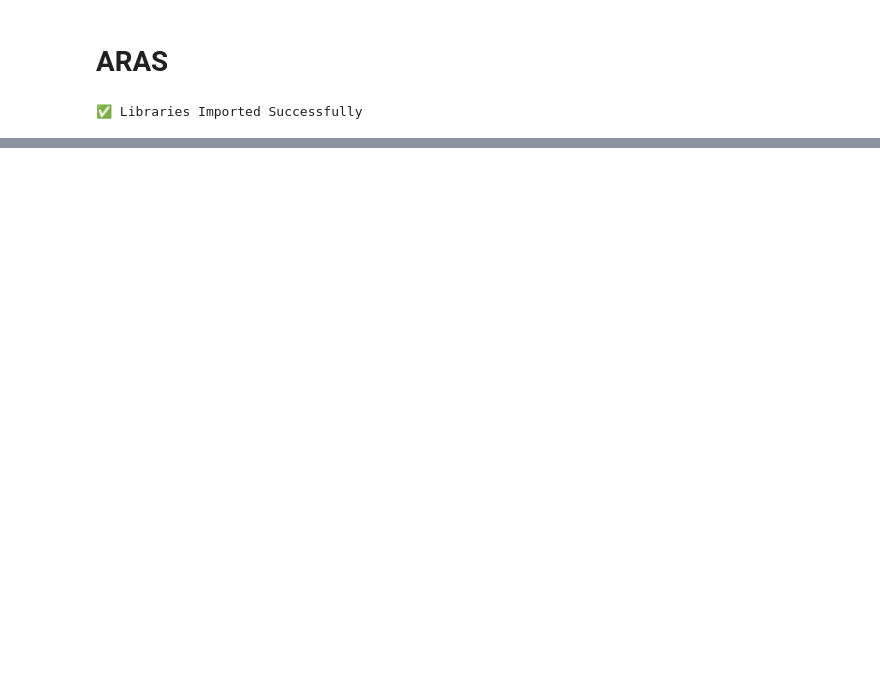
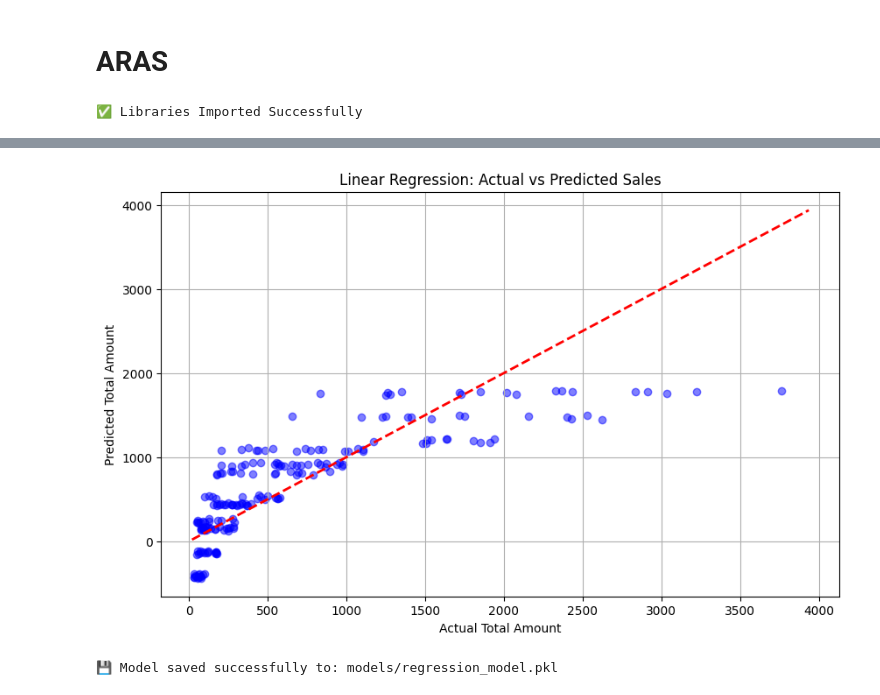
Before and after one commit to tsdmraras/Decision_supporting_systems, a Jupyter notebook: notebooks/1_Linear_Regression.ipynb, the cells around one changed output, grey strips where cells are left out. Saved outputs shown, nothing was run; the diff lists cells and outputs as text; code cells hidden in the pictures; blank space fills up the shorter version.

```diff
--- a/notebooks/1_Linear_Regression.ipynb
+++ b/notebooks/1_Linear_Regression.ipynb
@@ -38,0 +94,25 @@ else:
+# %%
+# Plot Actual vs Predicted values
+plt.figure(figsize=(10, 6))
+plt.scatter(y_test, y_pred, alpha=0.5, color='blue')
+plt.plot([y.min(), y.max()], [y.min(), y.max()], 'r--', lw=2) # Perfect prediction line
+plt.xlabel("Actual Total Amount")
+plt.ylabel("Predicted Total Amount")
+plt.title("Linear Regression: Actual vs Predicted Sales")
+plt.grid(True)
+plt.show()
+# %% [output]
+[figure, added]
+# %%
+# Create models directory if not exists
+if not os.path.exists('models'):
+    os.makedirs('models')
+
+# Save the model using pickle
+model_path = 'models/regression_model.pkl'
+with open(model_path, 'wb') as f:
+    pickle.dump(model, f)
+
+print(f"💾 Model saved successfully to: {model_path}")
+# %% [output]
+💾 Model saved successfully to: models/regression_model.pkl
```
Also changed, not shown: parts of 5 cells of this notebook, 1 other file.
